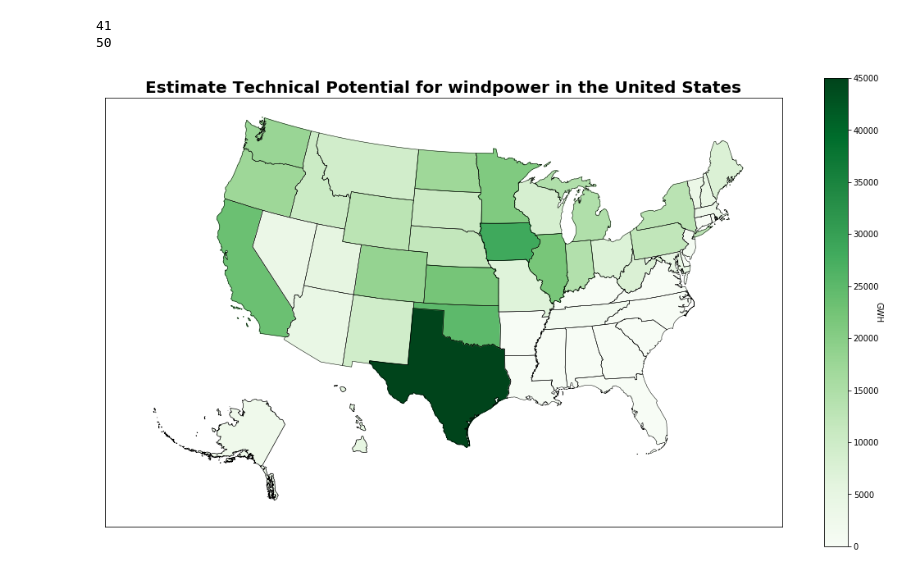
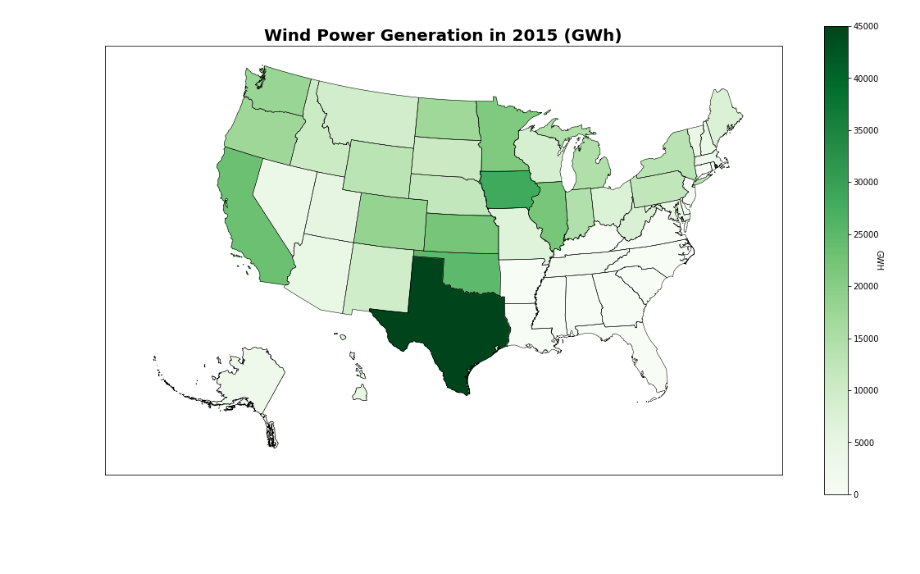
Before and after one commit to bolunyan/ECE143project, a Jupyter notebook: windpower.ipynb, the cells around one changed output. Drawn from its saved outputs; the diff is of its cells as text; code cells hidden in the pictures; blank space fills up the shorter version.

```diff
--- a/windpower.ipynb
+++ b/windpower.ipynb
@@ -109,28 +59,5 @@ windproduction = {
-# %%
-windgenereation = dict()
-states = wind.index
-production = convert_to_list(list(wind['2015']))
-print(len(states))
-count = 0
-for state in states:
-    windgenereation[state] = production[count]
-    count += 1
-windgenereation['Alabama'] = 0.0
-windgenereation['Arkansas'] = 0.0
-windgenereation['Florida'] = 0.0
-windgenereation['Georgia'] = 0.0
-windgenereation['Alabama'] = 0.0
-windgenereation['Kentucky'] = 0.0
-windgenereation['Louisiana'] = 0.0
-windgenereation['South Carolina'] = 0.0
-windgenereation['Mississippi'] = 0.0
-windgenereation['Virginia'] = 0.0
-print(len(windgenereation))
-# %% [output]
-41
-50
 # %%
-def plot_map_hydro_potential(hydroPotential):
+def plot_map_wind_generation(wind,year):
     '''
         projection: Lambert Conformal Projection (lcc)
         llcrnrlon: longitude of lower left hand corner of the desired map domain (-119)
@@ -140,8 +67,29 @@ def plot_map_hydro_potential(hydroPotential):
         lon_0:center of desired map domain (-95).
         resolution: high
     '''
-    assert isinstance(hydroPotential, dict)
-    assert len(hydroPotential) == 50
+
+    assert isinstance(year,str) and len(year)==4
+
+
+    windgeneration = dict()
+    states = wind.index
+    production = convert_to_list(list(wind[year]))
+    count = 0
+    for state in states:
+        windgeneration[state] = production[count]
+        count += 1
+    windgeneration['Alabama'] = 0.0
+    windgeneration['Arkansas'] = 0.0
+    windgeneration['Florida'] = 0.0
+    windgeneration['Georgia'] = 0.0
+    windgeneration['Alabama'] = 0.0
+    windgeneration['Kentucky'] = 0.0
+    windgeneration['Louisiana'] = 0.0
+    windgeneration['South Carolina'] = 0.0
+    windgeneration['Mississippi'] = 0.0
+    windgeneration['Virginia'] = 0.0
+
+
     fig = plt.figure(figsize=(18.5, 10.5))
     m = Basemap(llcrnrlon=-125,llcrnrlat=15,urcrnrlon=-60,urcrnrlat=49,
             projection='lcc',lat_1=33,lat_2=45,lon_0=-95,resolution='l')
@@ -160,7 +108,7 @@ def plot_map_hydro_potential(hydroPotential):
         # skip DC and Puerto Rico.
         if statename not in ['District of Columbia','Puerto Rico', 'United States Virgin Islands',\
                              'Guam','Commonwealth of the Northern Mariana Islands','American Samoa']:
-            pop = hydroPotential[statename]
+            pop = windgeneration[statename]
             # calling colormap with value between 0 and 1 returns
             # rgba value.  Invert color range (hot colors are high
             # population), take sqrt root to spread out colors more.
@@ -196,8 +144,11 @@ def plot_map_hydro_potential(hydroPotential):
     cbar = fig.colorbar(sm)
     cbar.set_label('GWH', rotation=270)
 
-    plt.title('Estimate Technical Potential for windpower in the United States',fontsize = 20, fontweight='bold')
+    plt.title('Wind Power Generation in '+year+' (GWh)',fontsize = 20, fontweight='bold')
     plt.show()
-plot_map_hydro_potential(windgenereation)
+    fig.savefig('wind_'+year+'.png', bbox_inches='tight')
-# %% [output]
-[figure, removed]
+# %%
+wind=wind_data_wiki()
+plot_map_wind_generation(wind,'2015')
+# %% [output]
+[figure, added]
```
Also changed, not shown: parts of 2 cells of this notebook, 12 other files.
